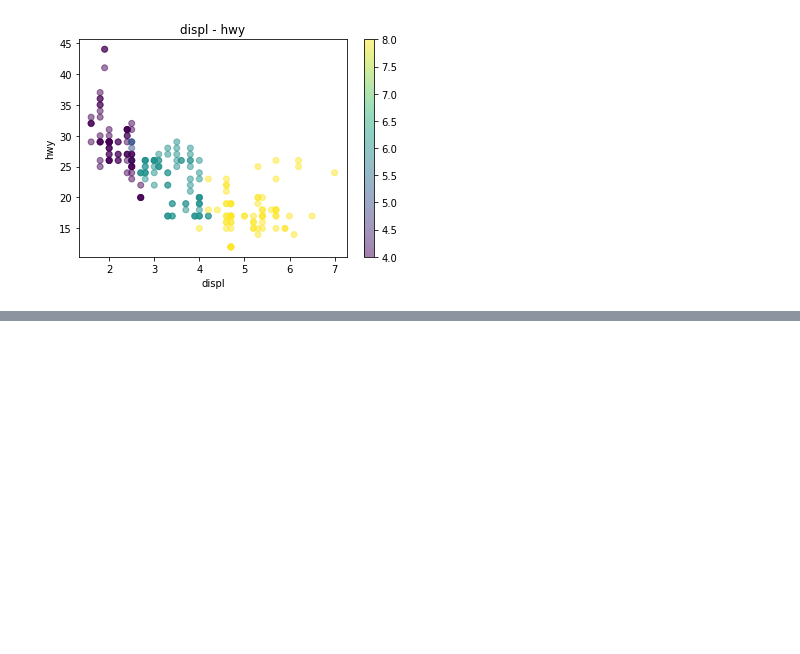
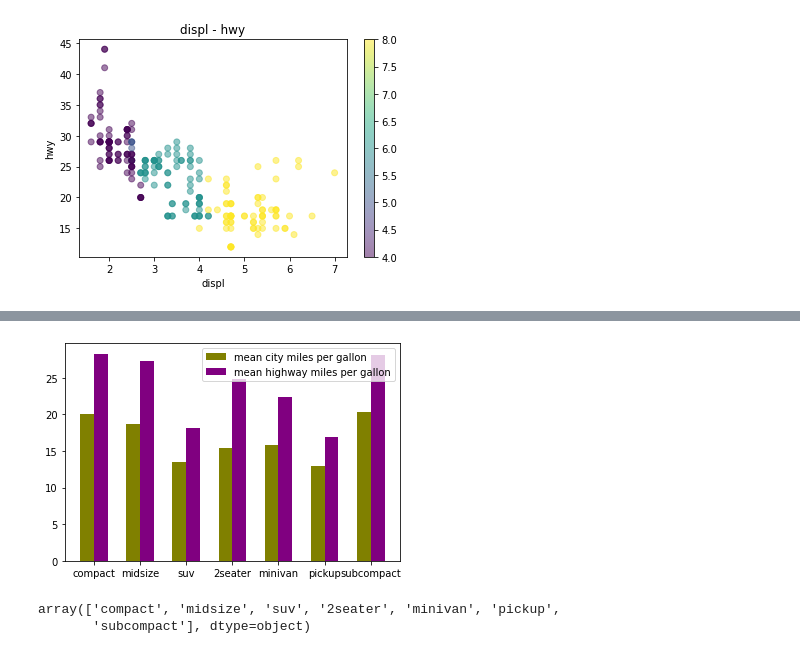
Before and after one commit to exeboy/PythonVisualization, a Jupyter notebook: Data_Visualization.ipynb, the cells around one changed output, grey strips where cells are left out. Drawn from its saved outputs; the diff is of its cells as text; code cells hidden in the pictures; blank space fills up the shorter version.

```diff
--- a/Data_Visualization.ipynb
+++ b/Data_Visualization.ipynb
@@ -54,0 +78,20 @@ plt.show()
+# %%
+# show mean of cty and hwy
+
+classes=df['class'].unique()  # unique items of class column
+barwidth = 0.3
+cty_mean = []
+hwy_mean = []
+
+for x in classes:
+    cty_mean.append(df[df['class'] == x]['cty'].mean())
+    hwy_mean.append(df[df['class'] == x]['hwy'].mean())
+
+index = pd.factorize(classes)[0] + 1
+plt.bar(index, cty_mean, barwidth, color='olive', label='mean city miles per gallon')
+plt.bar(index + barwidth, hwy_mean, barwidth, color='purple', label='mean highway miles per gallon')
+plt.xticks(index + barwidth / 2, classes)
+plt.legend()
+plt.show()
+# %% [output]
+[figure, added]
@@ -54,0 +100,5 @@ plt.show()
+# %%
+classes
+# %% [output]
+array(['compact', 'midsize', 'suv', '2seater', 'minivan', 'pickup',
+       'subcompact'], dtype=object)
```
Also changed, not shown: parts of 6 cells of this notebook.
